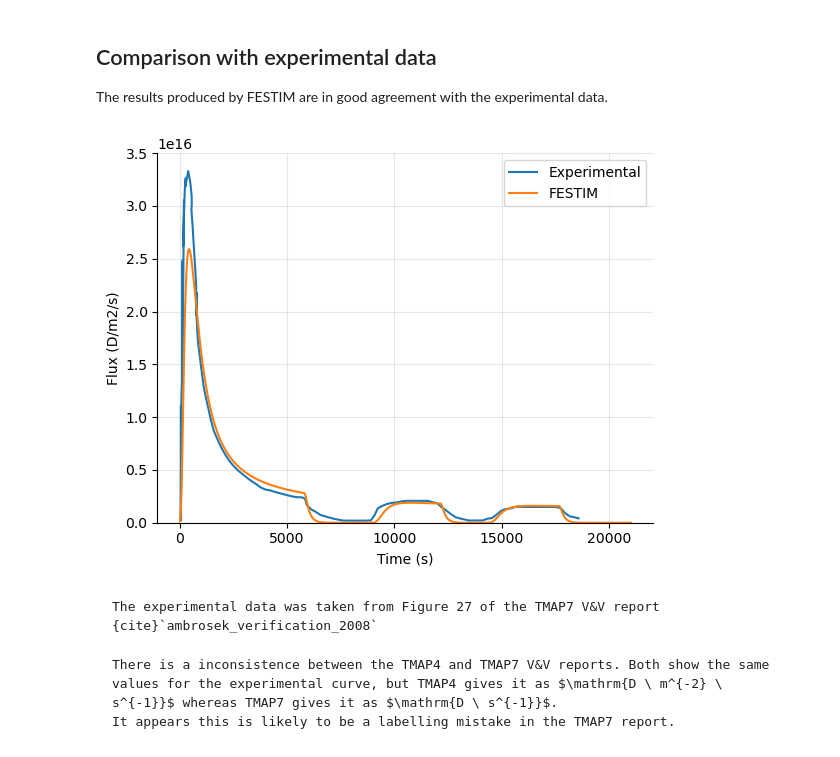
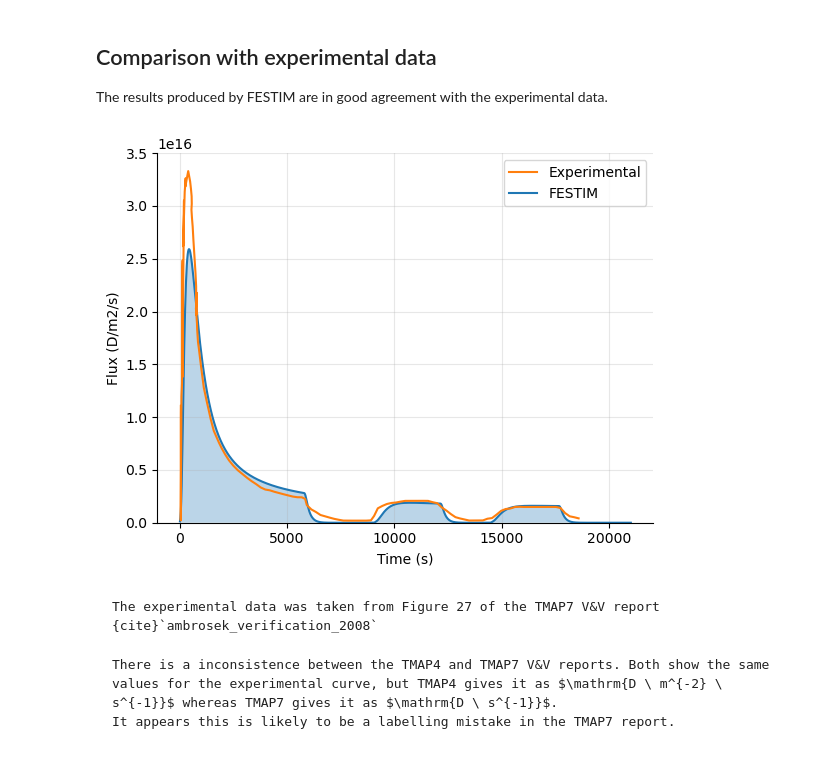
Before and after one commit to festim-dev/V-V-report, a Jupyter notebook: report/plasma-driven-permeation.ipynb, the cells around one changed output. Saved outputs shown, nothing was run; the diff lists cells and outputs as text; code cells hidden in the pictures.

````diff
--- a/report/plasma-driven-permeation.ipynb
+++ b/report/plasma-driven-permeation.ipynb
@@ -182,24 +185,25 @@ The results produced by FESTIM are in good agreement with the experimental data.
 # %%
 experimental_data = np.genfromtxt("plasma-driven-permeation-experiment.csv", delimiter=",")
 experimental_t = experimental_data[:, 0]
 experimental_flux = experimental_data[:, 1]
 
 time = left_flux.t
 flux_right_values = np.array(right_flux.data)
 
 
+plt.plot(time, -flux_right_values, label="FESTIM")
+plt.fill_between(time, -flux_right_values, alpha=0.3)
 plt.plot(experimental_t, experimental_flux, label="Experimental")
-plt.plot(time, -flux_right_values, label="FESTIM")
 
 plt.ylabel("Flux (D/m2/s)")
 plt.xlabel("Time (s)")
 plt.ylim(0, 3.5e16)
-plt.legend()
+plt.legend(reverse=True)
 plt.gca().spines[["top", "right"]].set_visible(False)
 plt.grid(alpha=0.3)
 plt.show()
 # %% [output]
-[figure, old version]
+[figure, new version]
 # %% [markdown]
 ```{note}
 The experimental data was taken from Figure 27 of the TMAP7 V&V report {cite}`ambrosek_verification_2008`
````
Also changed, not shown: parts of 3 cells of this notebook.
